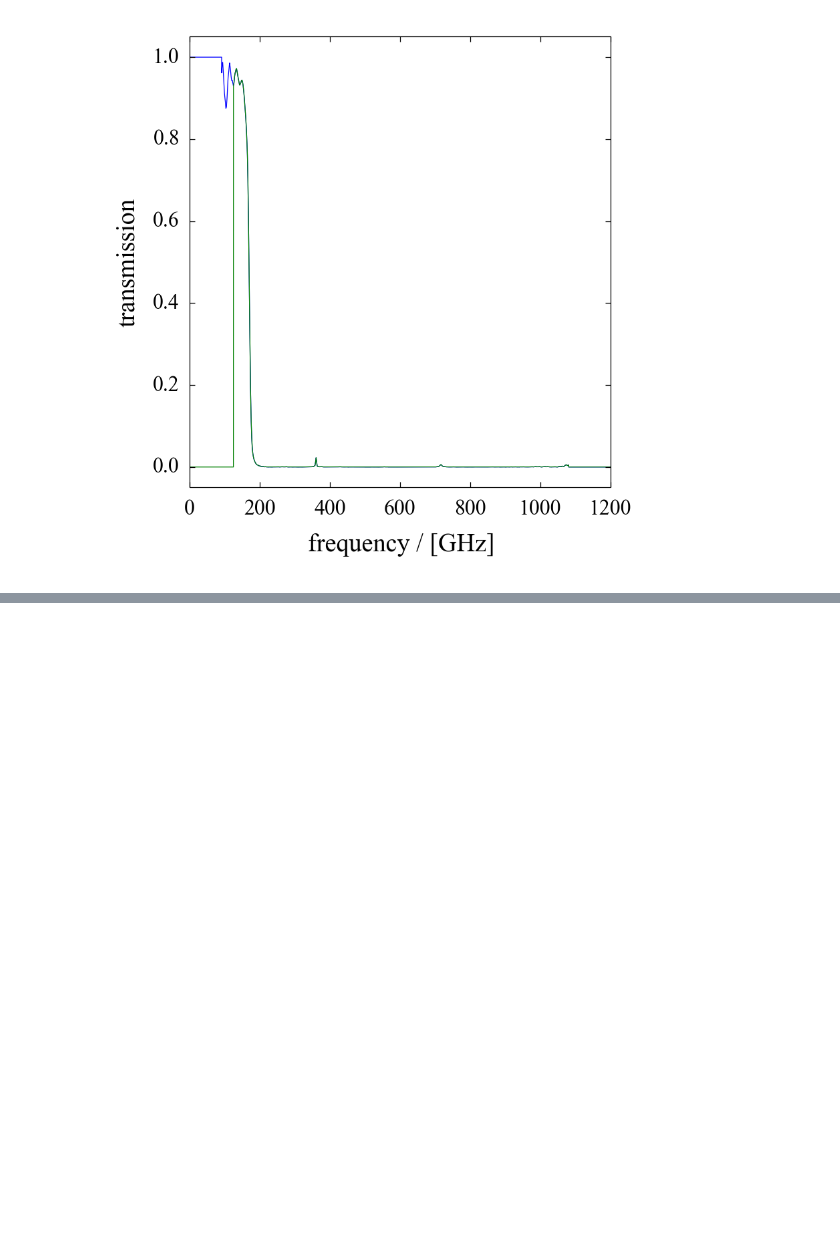
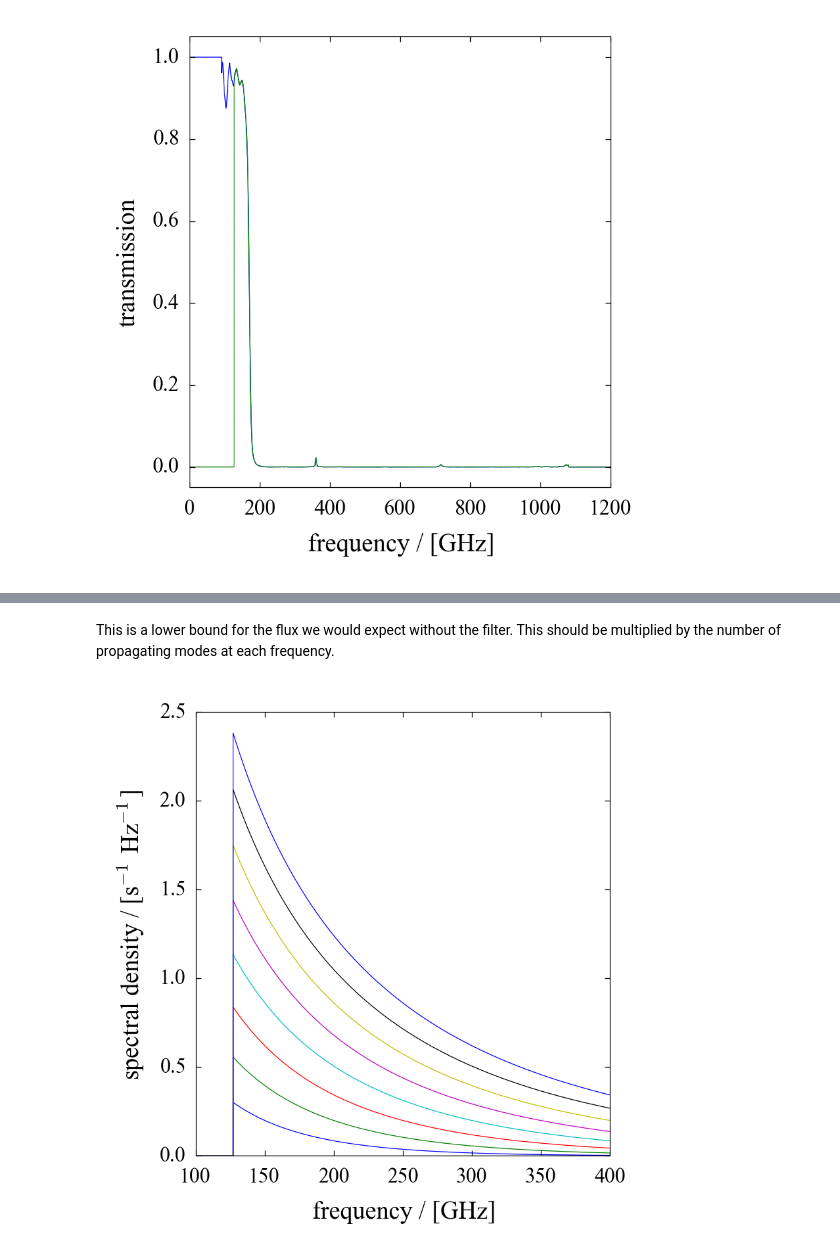
Before and after one commit to danielflanigan/ColumbiaCMB-notebooks, a Jupyter notebook: mkid/2014-06-30_black_body_illumination.ipynb, the cells around one changed output, grey strips where cells are left out. Saved outputs shown, nothing was run; the diff lists cells and outputs as text; code cells hidden in the pictures; blank space fills up the shorter version.

```diff
--- a/mkid/2014-06-30_black_body_illumination.ipynb
+++ b/mkid/2014-06-30_black_body_illumination.ipynb
@@ -48 +59,3 @@ ax.set_xlim(100, 400);
+# %% [markdown]
+This is a lower bound for the flux we would expect without the filter. This should be multiplied by the number of propagating modes at each frequency.
 # %%
@@ -50,3 +64,12 @@ number_flux = [np.trapz(s, ff) for s in number_spectra]
+# %%
+fig, ax = plt.subplots()
+for s in number_spectra_unfiltered:
+    ax.plot(ff / 1e9, s)
+ax.set_xlabel('frequency / [GHz]')
+ax.set_ylabel('spectral density / [s$^{-1}$ Hz$^{-1}$]')
+ax.set_xlim(100, 400);
+# %% [output]
+[figure, added]
 # %%
 fig, ax = plt.subplots()
 ax.plot(Ts, number_flux, '.')
```
Also changed, not shown: parts of 8 cells of this notebook, 2 other files.
